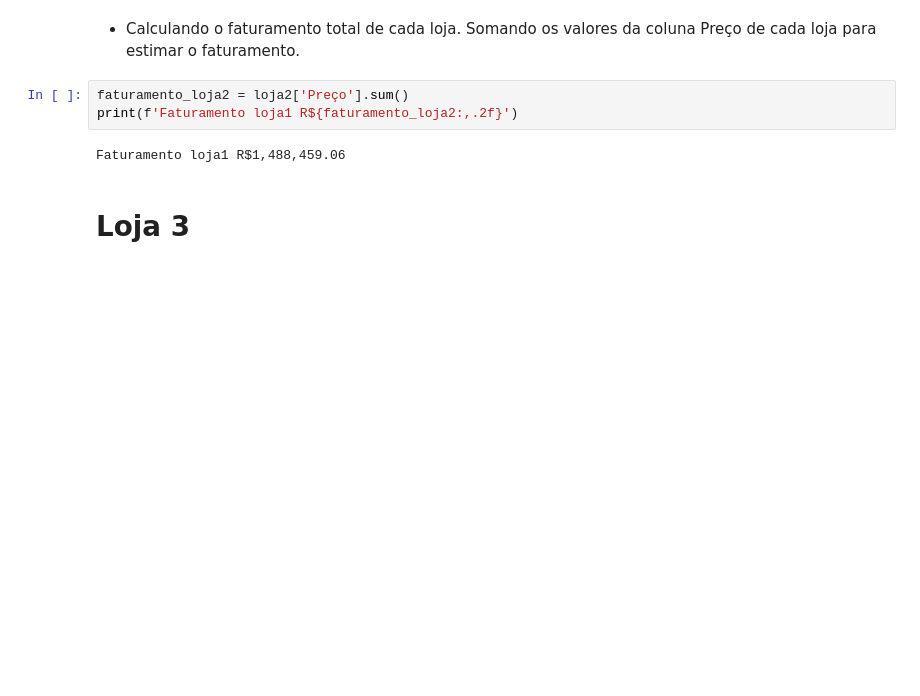
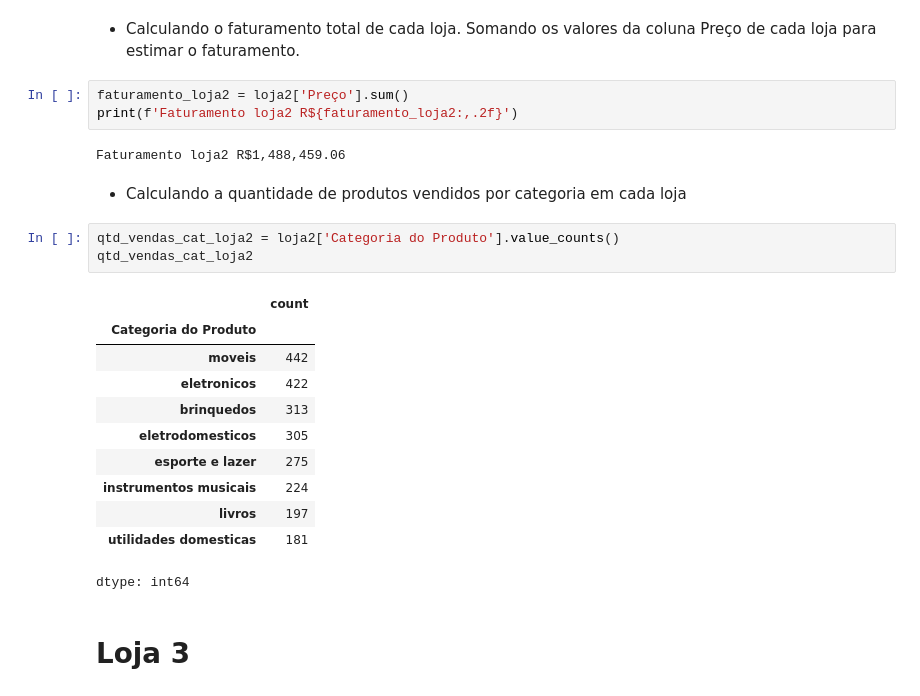
Before and after one commit to walleceoli/Alura_Store, a Jupyter notebook: Challenge_Alura_Store.ipynb, the cells around one changed output. Saved outputs shown, nothing was run; the diff lists cells and outputs as text; blank space fills up the shorter version.

```diff
--- a/Challenge_Alura_Store.ipynb
+++ b/Challenge_Alura_Store.ipynb
@@ -185,9 +202,26 @@ np.int64(0)
 * Calculando o faturamento total de cada loja. Somando os valores da coluna Preço de cada loja para estimar o faturamento.
 # %%
 faturamento_loja2 = loja2['Preço'].sum()
-print(f'Faturamento loja1 R${faturamento_loja2:,.2f}')
+print(f'Faturamento loja2 R${faturamento_loja2:,.2f}')
 # %% [output]
-Faturamento loja1 R$1,488,459.06
+Faturamento loja2 R$1,488,459.06
+# %% [markdown]
+* Calculando a quantidade de produtos vendidos por categoria em cada loja
+# %%
+qtd_vendas_cat_loja2 = loja2['Categoria do Produto'].value_counts()
+qtd_vendas_cat_loja2
+# %% [output]
+|  | count |
+| Categoria do Produto |  |
+| moveis | 442 |
+| eletronicos | 422 |
+| brinquedos | 313 |
+| eletrodomesticos | 305 |
+| esporte e lazer | 275 |
+| instrumentos musicais | 224 |
+| livros | 197 |
+| utilidades domesticas | 181 |
+dtype: int64
 # %% [markdown]
 # Loja 3
 # %% [markdown]
```
Also changed, not shown: parts of 13 cells of this notebook.
